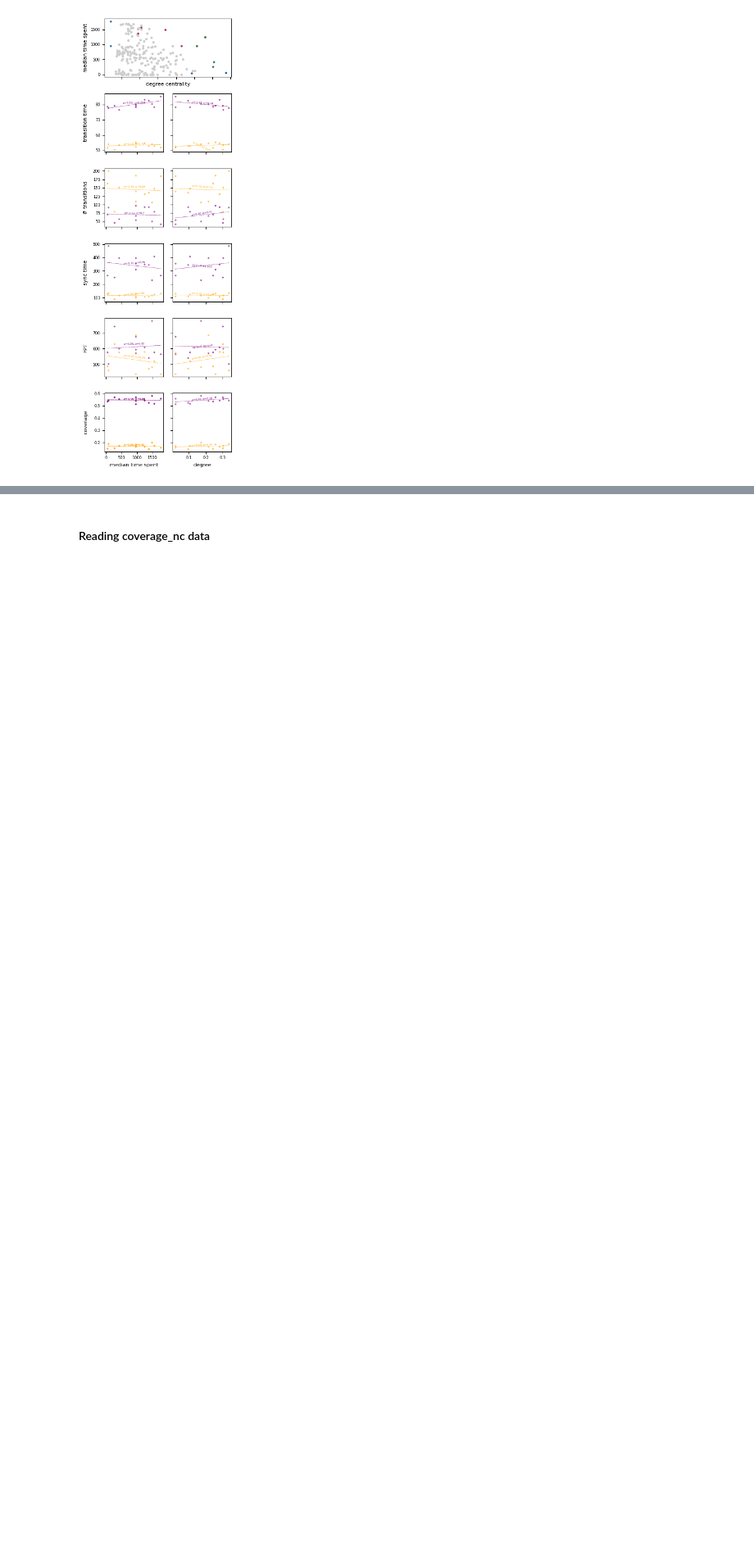
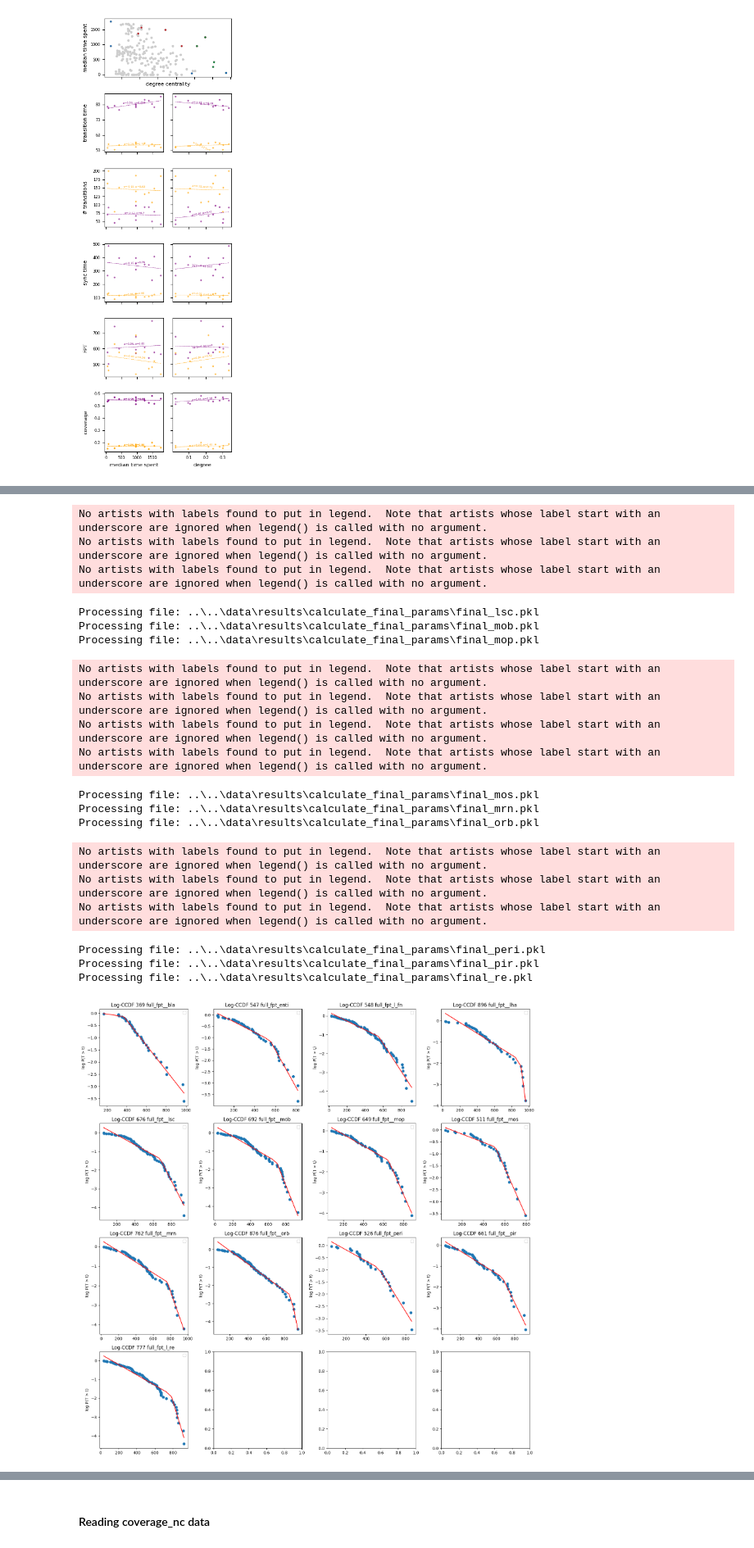
Before and after one commit to csndl-iitd/srg-tes-epilepsy-models, a Jupyter notebook: analysis/notebooks/Analyse Calculate Final Params.ipynb, the cells around one changed output, grey strips where cells are left out. Shown at 82% size. Saved outputs shown, nothing was run; the diff lists cells and outputs as text; code cells hidden in the pictures; blank space fills up the shorter version.

```diff
--- a/analysis/notebooks/Analyse Calculate Final Params.ipynb
+++ b/analysis/notebooks/Analyse Calculate Final Params.ipynb
@@ -1137,0 +1238,23 @@ fig.align_labels()
+# %%
+# Define grid size
+nrows, ncols = 4, 4
+fig, axes = plt.subplots(nrows, ncols, figsize=(16, 16))
+
+# Flatten axes for easy iteration
+axes = axes.flatten()
+
+for ax, file in zip(axes, files):
+    print(f'Processing file: {file}')
+
+    with open(file, "rb") as f:
+        params = pickle.load(f)
+
+    full_fpt = [x for x in params[2]["fp_t"] if 25 < x < 1000]
+
+    fit_piecewiseLinear(full_fpt, ax, f'full_fpt_{file[-8:-4]}')
+
+
+plt.tight_layout()
+# plt.savefig('../../data/results/Part_FPT_fit.png', format='png')
+plt.show()
+# %% [output]
@@ -1137,0 +1268,20 @@ fig.align_labels()
+No artists with labels found to put in legend.  Note that artists whose label start with an underscore are ignored when legend() is called with no argument.
+No artists with labels found to put in legend.  Note that artists whose label start with an underscore are ignored when legend() is called with no argument.
+No artists with labels found to put in legend.  Note that artists whose label start with an underscore are ignored when legend() is called with no argument.
+Processing file: ..\..\data\results\calculate_final_params\final_lsc.pkl
+Processing file: ..\..\data\results\calculate_final_params\final_mob.pkl
+Processing file: ..\..\data\results\calculate_final_params\final_mop.pkl
+No artists with labels found to put in legend.  Note that artists whose label start with an underscore are ignored when legend() is called with no argument.
+No artists with labels found to put in legend.  Note that artists whose label start with an underscore are ignored when legend() is called with no argument.
+No artists with labels found to put in legend.  Note that artists whose label start with an underscore are ignored when legend() is called with no argument.
+No artists with labels found to put in legend.  Note that artists whose label start with an underscore are ignored when legend() is called with no argument.
+Processing file: ..\..\data\results\calculate_final_params\final_mos.pkl
+Processing file: ..\..\data\results\calculate_final_params\final_mrn.pkl
+Processing file: ..\..\data\results\calculate_final_params\final_orb.pkl
+No artists with labels found to put in legend.  Note that artists whose label start with an underscore are ignored when legend() is called with no argument.
+No artists with labels found to put in legend.  Note that artists whose label start with an underscore are ignored when legend() is called with no argument.
+No artists with labels found to put in legend.  Note that artists whose label start with an underscore are ignored when legend() is called with no argument.
+Processing file: ..\..\data\results\calculate_final_params\final_peri.pkl
+Processing file: ..\..\data\results\calculate_final_params\final_pir.pkl
+Processing file: ..\..\data\results\calculate_final_params\final_re.pkl
+[figure, added]
```
Also changed, not shown: parts of 16 cells of this notebook, 2 other files.
